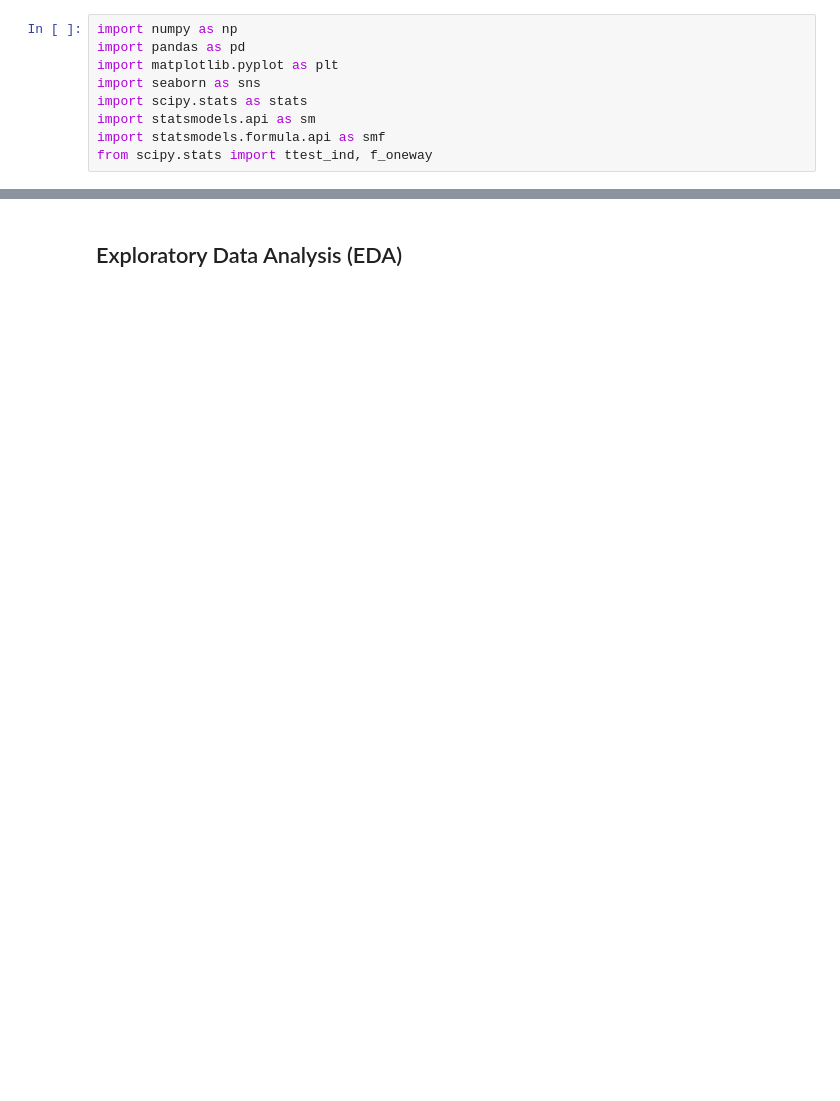
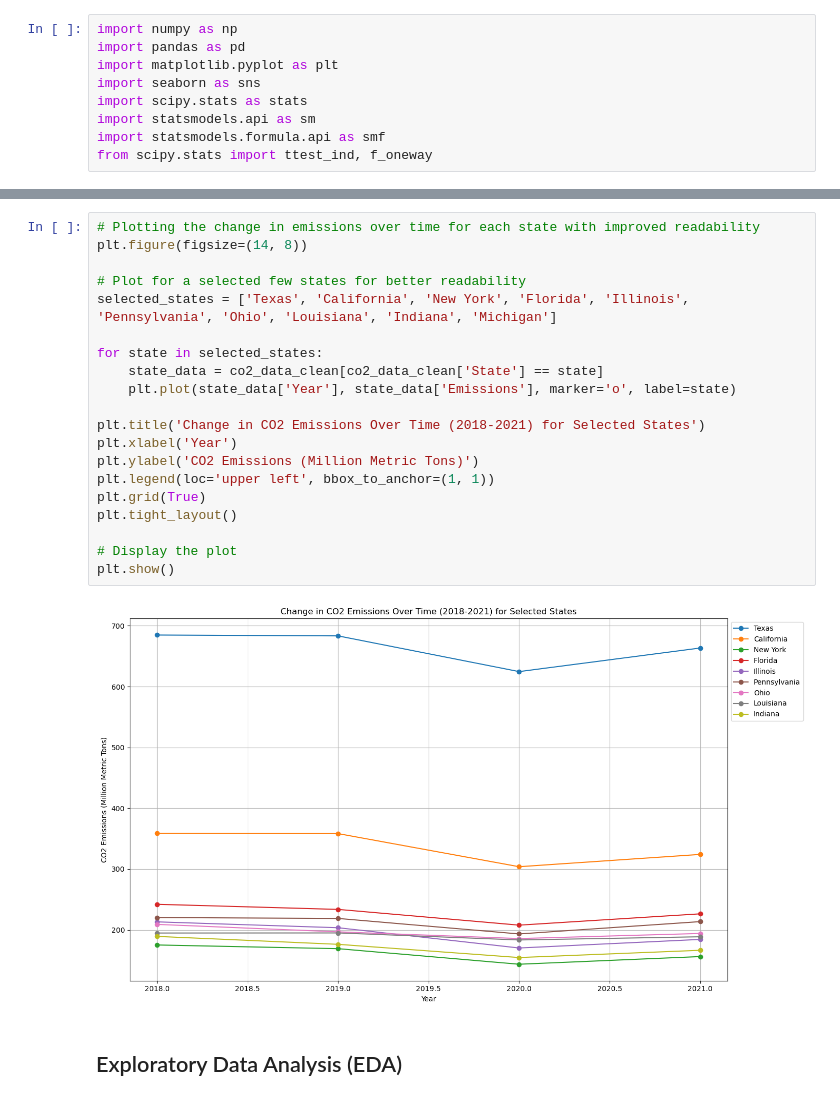
Before and after one commit to NathanYKo/Remote-CO2-Emissions189, a Jupyter notebook: final.ipynb, the cells around one changed output, grey strips where cells are left out. Cells and saved outputs as stored; diff of their text form; blank space fills up the shorter version.

```diff
--- a/final.ipynb
+++ b/final.ipynb
@@ -10,2 +248,24 @@ from scipy.stats import ttest_ind, f_oneway
+# %%
+# Plotting the change in emissions over time for each state with improved readability
+plt.figure(figsize=(14, 8))
+
+# Plot for a selected few states for better readability
+selected_states = ['Texas', 'California', 'New York', 'Florida', 'Illinois', 'Pennsylvania', 'Ohio', 'Louisiana', 'Indiana', 'Michigan']
+
+for state in selected_states:
+    state_data = co2_data_clean[co2_data_clean['State'] == state]
+    plt.plot(state_data['Year'], state_data['Emissions'], marker='o', label=state)
+
+plt.title('Change in CO2 Emissions Over Time (2018-2021) for Selected States')
+plt.xlabel('Year')
+plt.ylabel('CO2 Emissions (Million Metric Tons)')
+plt.legend(loc='upper left', bbox_to_anchor=(1, 1))
+plt.grid(True)
+plt.tight_layout()
+
+# Display the plot
+plt.show()
+# %% [output]
+[figure, added]
 # %% [markdown]
 ## Exploratory Data Analysis (EDA)
```
Also changed, not shown: parts of 12 cells of this notebook, 6 other files.
